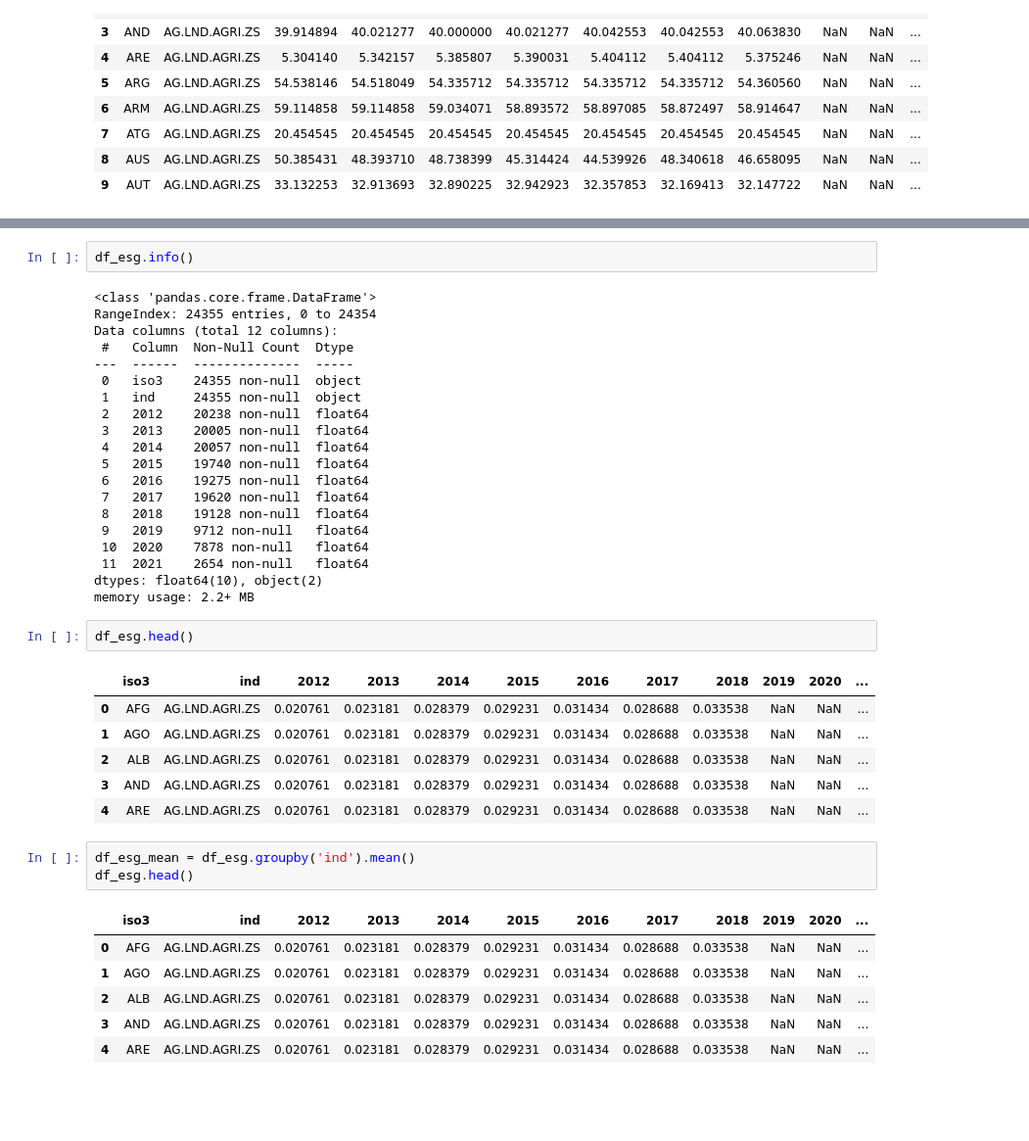
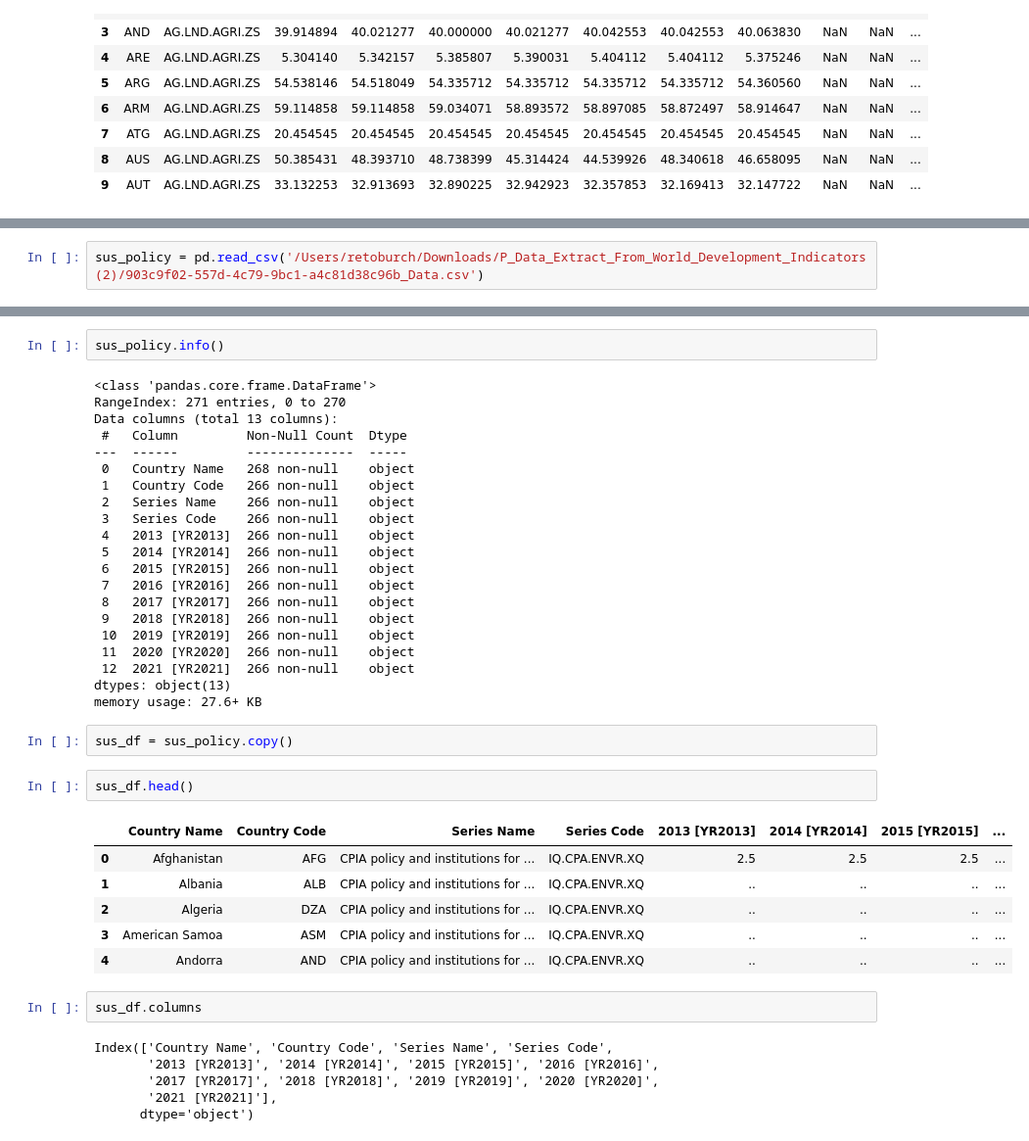
Before and after one commit to capstone-travel-index/better_travel_index, a Jupyter notebook: esg_data.ipynb, the cells around one changed output, grey strips where cells are left out. Shown: that part at 98% size. Saved outputs shown, nothing was run; the diff lists cells and outputs as text; blank space fills up the shorter version.

Commit message:
esg data update

```diff
--- a/esg_data.ipynb
+++ b/esg_data.ipynb
@@ -165,0 +190,2 @@ df_esg[col_num] = scaler.fit_transform(df_esg[col_num])
+# %%
+sus_policy = pd.read_csv('/Users/retoburch/Downloads/P_Data_Extract_From_World_Development_Indicators (2)/903c9f02-557d-4c79-9bc1-a4c81d38c96b_Data.csv')
@@ -166,41 +201,42 @@ df_esg[col_num] = scaler.fit_transform(df_esg[col_num])
 # %%
-df_esg.info()
+sus_policy.info()
 # %% [output]
 <class 'pandas.core.frame.DataFrame'>
-RangeIndex: 24355 entries, 0 to 24354
-Data columns (total 12 columns):
- #   Column  Non-Null Count  Dtype
----  ------  --------------  -----
- 0   iso3    24355 non-null  object
- 1   ind     24355 non-null  object
- 2   2012    20238 non-null  float64
- 3   2013    20005 non-null  float64
- 4   2014    20057 non-null  float64
- 5   2015    19740 non-null  float64
- 6   2016    19275 non-null  float64
- 7   2017    19620 non-null  float64
- 8   2018    19128 non-null  float64
- 9   2019    9712 non-null   float64
- 10  2020    7878 non-null   float64
- 11  2021    2654 non-null   float64
-dtypes: float64(10), object(2)
-memory usage: 2.2+ MB
+RangeIndex: 271 entries, 0 to 270
+Data columns (total 13 columns):
+ #   Column         Non-Null Count  Dtype
+---  ------         --------------  -----
+ 0   Country Name   268 non-null    object
+ 1   Country Code   266 non-null    object
+ 2   Series Name    266 non-null    object
+ 3   Series Code    266 non-null    object
+ 4   2013 [YR2013]  266 non-null    object
+ 5   2014 [YR2014]  266 non-null    object
+ 6   2015 [YR2015]  266 non-null    object
+ 7   2016 [YR2016]  266 non-null    object
+ 8   2017 [YR2017]  266 non-null    object
+ 9   2018 [YR2018]  266 non-null    object
+ 10  2019 [YR2019]  266 non-null    object
+ 11  2020 [YR2020]  266 non-null    object
+ 12  2021 [YR2021]  266 non-null    object
+dtypes: object(13)
+memory usage: 27.6+ KB
+# %%
+sus_df = sus_policy.copy()
 # %%
-df_esg.head()
+sus_df.head()
 # %% [output]
-|  | iso3 | ind | 2012 | 2013 | 2014 | 2015 | 2016 | 2017 | 2018 | 2019 | 2020 | ... |
-| 0 | AFG | AG.LND.AGRI.ZS | 0.020761 | 0.023181 | 0.028379 | 0.029231 | 0.031434 | 0.028688 | 0.033538 | NaN | NaN | ... |
-| 1 | AGO | AG.LND.AGRI.ZS | 0.020761 | 0.023181 | 0.028379 | 0.029231 | 0.031434 | 0.028688 | 0.033538 | NaN | NaN | ... |
-| 2 | ALB | AG.LND.AGRI.ZS | 0.020761 | 0.023181 | 0.028379 | 0.029231 | 0.031434 | 0.028688 | 0.033538 | NaN | NaN | ... |
-| 3 | AND | AG.LND.AGRI.ZS | 0.020761 | 0.023181 | 0.028379 | 0.029231 | 0.031434 | 0.028688 | 0.033538 | NaN | NaN | ... |
-| 4 | ARE | AG.LND.AGRI.ZS | 0.020761 | 0.023181 | 0.028379 | 0.029231 | 0.031434 | 0.028688 | 0.033538 | NaN | NaN | ... |
+|  | Country Name | Country Code | Series Name | Series Code | 2013 [YR2013] | 2014 [YR2014] | 2015 [YR2015] | ... |
+| 0 | Afghanistan | AFG | CPIA policy and institutions for ... | IQ.CPA.ENVR.XQ | 2.5 | 2.5 | 2.5 | ... |
+| 1 | Albania | ALB | CPIA policy and institutions for ... | IQ.CPA.ENVR.XQ | .. | .. | .. | ... |
+| 2 | Algeria | DZA | CPIA policy and institutions for ... | IQ.CPA.ENVR.XQ | .. | .. | .. | ... |
+| 3 | American Samoa | ASM | CPIA policy and institutions for ... | IQ.CPA.ENVR.XQ | .. | .. | .. | ... |
+| 4 | Andorra | AND | CPIA policy and institutions for ... | IQ.CPA.ENVR.XQ | .. | .. | .. | ... |
-# %%
-df_esg_mean = df_esg.groupby('ind').mean()
-df_esg.head()
-# %% [output]
-|  | iso3 | ind | 2012 | 2013 | 2014 | 2015 | 2016 | 2017 | 2018 | 2019 | 2020 | ... |
-| 0 | AFG | AG.LND.AGRI.ZS | 0.020761 | 0.023181 | 0.028379 | 0.029231 | 0.031434 | 0.028688 | 0.033538 | NaN | NaN | ... |
-| 1 | AGO | AG.LND.AGRI.ZS | 0.020761 | 0.023181 | 0.028379 | 0.029231 | 0.031434 | 0.028688 | 0.033538 | NaN | NaN | ... |
-| 2 | ALB | AG.LND.AGRI.ZS | 0.020761 | 0.023181 | 0.028379 | 0.029231 | 0.031434 | 0.028688 | 0.033538 | NaN | NaN | ... |
-| 3 | AND | AG.LND.AGRI.ZS | 0.020761 | 0.023181 | 0.028379 | 0.029231 | 0.031434 | 0.028688 | 0.033538 | NaN | NaN | ... |
-| 4 | ARE | AG.LND.AGRI.ZS | 0.020761 | 0.023181 | 0.028379 | 0.029231 | 0.031434 | 0.028688 | 0.033538 | NaN | NaN | ... |
+# %%
+sus_df.columns
+# %% [output]
+Index(['Country Name', 'Country Code', 'Series Name', 'Series Code',
+       '2013 [YR2013]', '2014 [YR2014]', '2015 [YR2015]', '2016 [YR2016]',
+       '2017 [YR2017]', '2018 [YR2018]', '2019 [YR2019]', '2020 [YR2020]',
+       '2021 [YR2021]'],
+      dtype='object')
```
Also changed, not shown: parts of 38 cells of this notebook.
